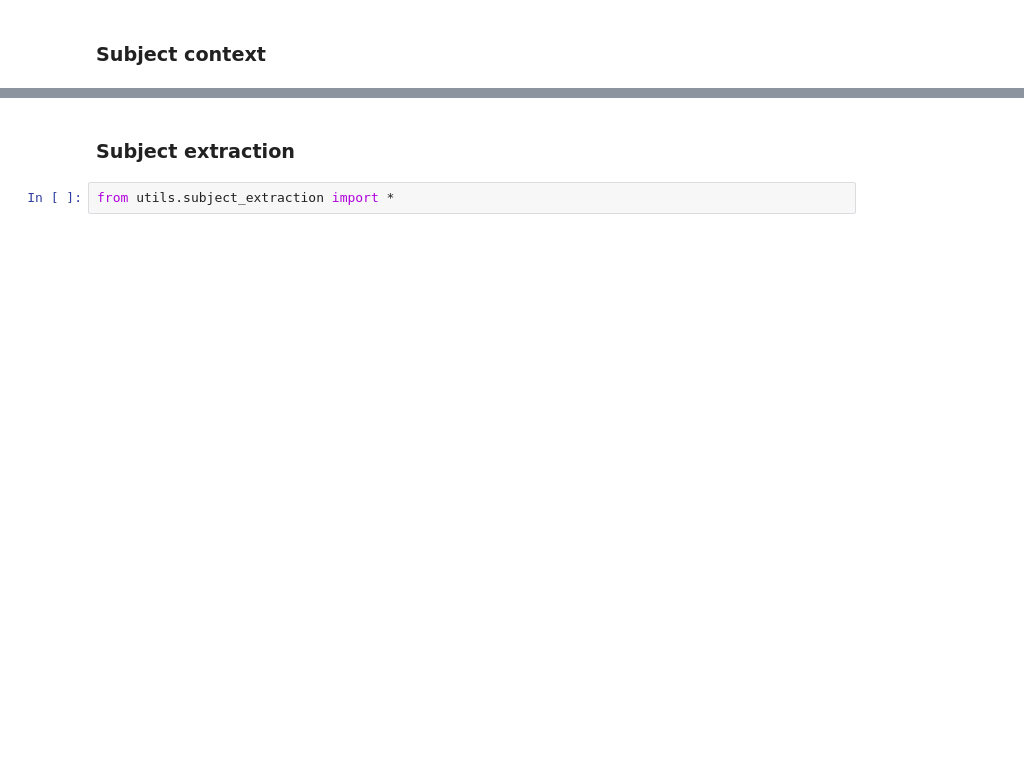
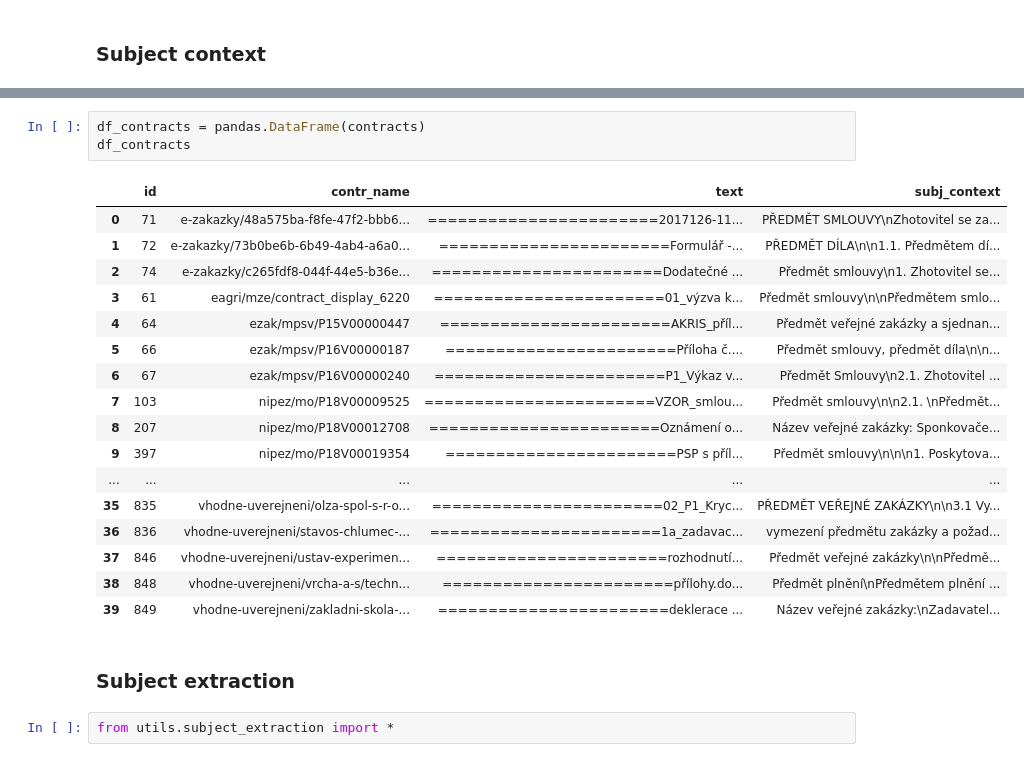
Before and after one commit to opendatalabcz/public-contract-recommendation, a Jupyter notebook: research/subject_extraction.ipynb, the cells around one changed output, grey strips where cells are left out. Saved outputs shown, nothing was run; the diff lists cells and outputs as text; blank space fills up the shorter version.

```diff
--- a/research/subject_extraction.ipynb
+++ b/research/subject_extraction.ipynb
@@ -36,3 +135,24 @@ from utils.subject_context import *
+# %%
+df_contracts = pandas.DataFrame(contracts)
+df_contracts
+# %% [output]
+|  | id | contr_name | text | subj_context |
+| 0 | 71 | e-zakazky/48a575ba-f8fe-47f2-bbb6... | =======================2017126-11... | PŘEDMĚT SMLOUVY\nZhotovitel se za... |
+| 1 | 72 | e-zakazky/73b0be6b-6b49-4ab4-a6a0... | =======================Formulář -... | PŘEDMĚT DÍLA\n\n1.1. Předmětem dí... |
+| 2 | 74 | e-zakazky/c265fdf8-044f-44e5-b36e... | =======================Dodatečné ... | Předmět smlouvy\n1. Zhotovitel se... |
+| 3 | 61 | eagri/mze/contract_display_6220 | =======================01_výzva k... | Předmět smlouvy\n\nPředmětem smlo... |
+| 4 | 64 | ezak/mpsv/P15V00000447 | =======================AKRIS_příl... | Předmět veřejné zakázky a sjednan... |
+| 5 | 66 | ezak/mpsv/P16V00000187 | =======================Příloha č.... | Předmět smlouvy, předmět díla\n\n... |
+| 6 | 67 | ezak/mpsv/P16V00000240 | =======================P1_Výkaz v... | Předmět Smlouvy\n2.1. Zhotovitel ... |
+| 7 | 103 | nipez/mo/P18V00009525 | =======================VZOR_smlou... | Předmět smlouvy\n\n2.1. \nPředmět... |
+| 8 | 207 | nipez/mo/P18V00012708 | =======================Oznámení o... | Název veřejné zakázky: Sponkovače... |
+| 9 | 397 | nipez/mo/P18V00019354 | =======================PSP s příl... | Předmět smlouvy\n\n\n1. Poskytova... |
+| ... | ... | ... | ... | ... |
+| 35 | 835 | vhodne-uverejneni/olza-spol-s-r-o... | =======================02_P1_Kryc... | PŘEDMĚT VEŘEJNÉ ZAKÁZKY\n\n3.1 Vy... |
+| 36 | 836 | vhodne-uverejneni/stavos-chlumec-... | =======================1a_zadavac... | vymezení předmětu zakázky a požad... |
+| 37 | 846 | vhodne-uverejneni/ustav-experimen... | =======================rozhodnutí... | Předmět veřejné zakázky\n\nPředmě... |
+| 38 | 848 | vhodne-uverejneni/vrcha-a-s/techn... | =======================přílohy.do... | Předmět plnění\nPředmětem plnění ... |
+| 39 | 849 | vhodne-uverejneni/zakladni-skola-... | =======================deklerace ... | Název veřejné zakázky:\nZadavatel... |
 # %% [markdown]
 ### Subject extraction
 # %%
```
Also changed, not shown: parts of 39 cells of this notebook, 1 other file.
